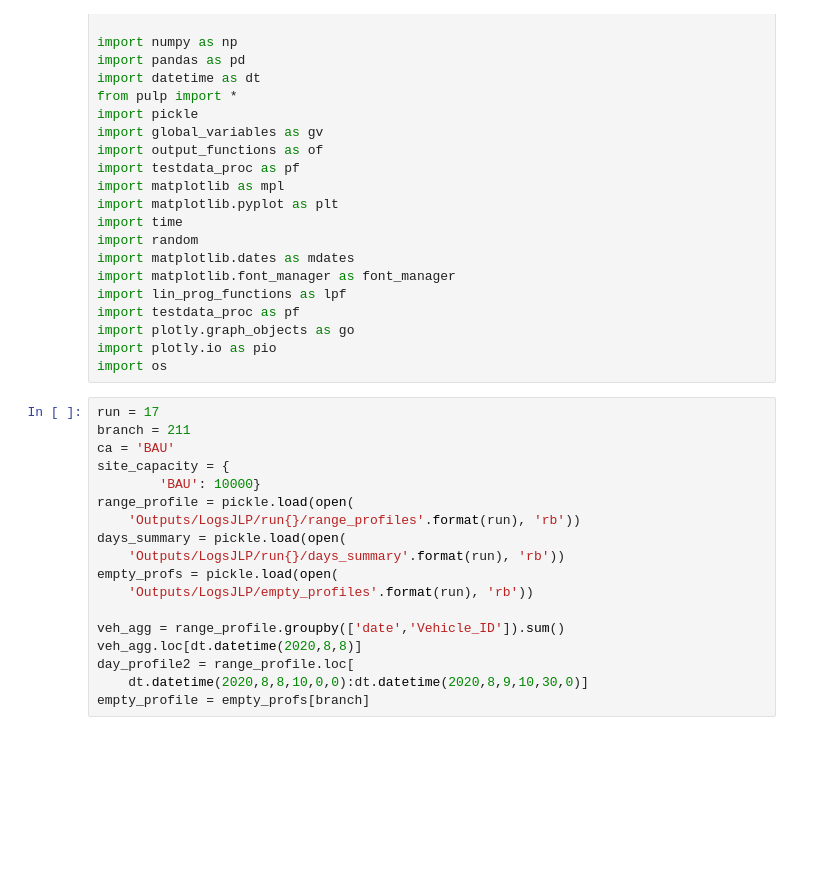
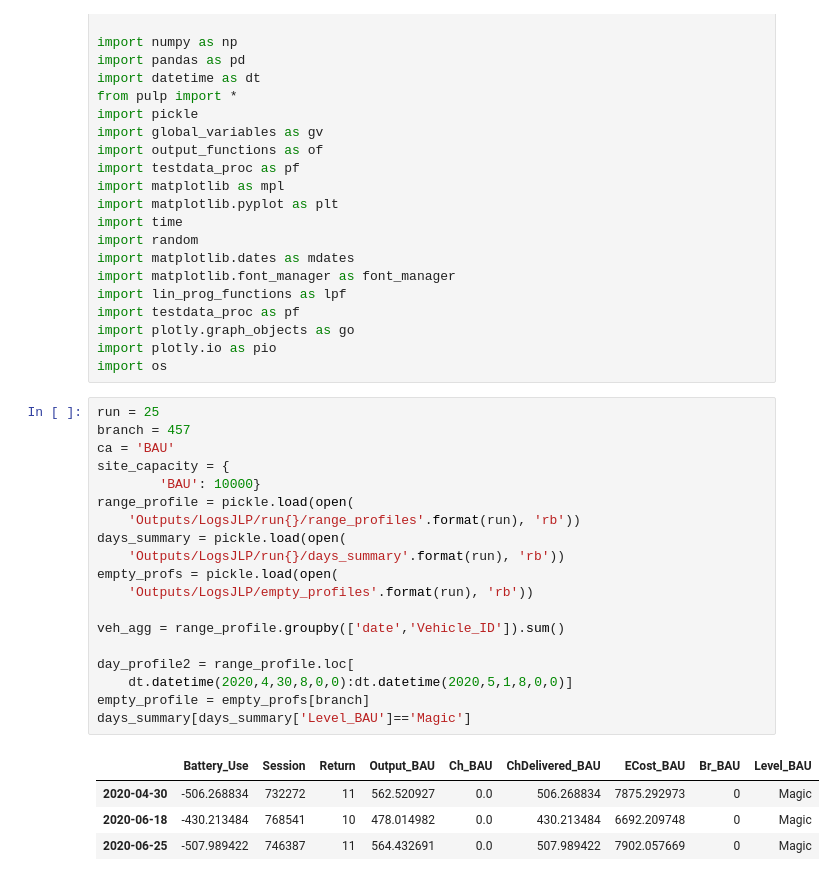
Before and after one commit to SGKFPS/smart_charger, a Jupyter notebook: JLPcharging.ipynb, the cells around one changed output. Saved outputs shown, nothing was run; the diff lists cells and outputs as text; blank space fills up the shorter version.

```diff
--- a/JLPcharging.ipynb
+++ b/JLPcharging.ipynb
@@ -24,23 +24,29 @@ import plotly.graph_objects as go
 import plotly.io as pio
 import os
 # %%
-run = 17
-branch = 211
+run = 25
+branch = 457
 ca = 'BAU'
 site_capacity = {
         'BAU': 10000}
 range_profile = pickle.load(open(
     'Outputs/LogsJLP/run{}/range_profiles'.format(run), 'rb'))
 days_summary = pickle.load(open(
     'Outputs/LogsJLP/run{}/days_summary'.format(run), 'rb'))
 empty_profs = pickle.load(open(
     'Outputs/LogsJLP/empty_profiles'.format(run), 'rb'))
 
 veh_agg = range_profile.groupby(['date','Vehicle_ID']).sum()
-veh_agg.loc[dt.datetime(2020,8,8)]
+
 day_profile2 = range_profile.loc[
-    dt.datetime(2020,8,8,10,0,0):dt.datetime(2020,8,9,10,30,0)]
+    dt.datetime(2020,4,30,8,0,0):dt.datetime(2020,5,1,8,0,0)]
 empty_profile = empty_profs[branch]
+days_summary[days_summary['Level_BAU']=='Magic']
+# %% [output]
+|  | Battery_Use | Session | Return | Output_BAU | Ch_BAU | ChDelivered_BAU | ECost_BAU | Br_BAU | Level_BAU |
+| 2020-04-30 | -506.268834 | 732272 | 11 | 562.520927 | 0.0 | 506.268834 | 7875.292973 | 0 | Magic |
+| 2020-06-18 | -430.213484 | 768541 | 10 | 478.014982 | 0.0 | 430.213484 | 6692.209748 | 0 | Magic |
+| 2020-06-25 | -507.989422 | 746387 | 11 | 564.432691 | 0.0 | 507.989422 | 7902.057669 | 0 | Magic |
 # %%
 jour = pickle.load(
     open(os.path.join(gv.LOGS, r'all_journeys'), 'rb'))
```
Also changed, not shown: parts of 3 cells of this notebook, 8 other files.
